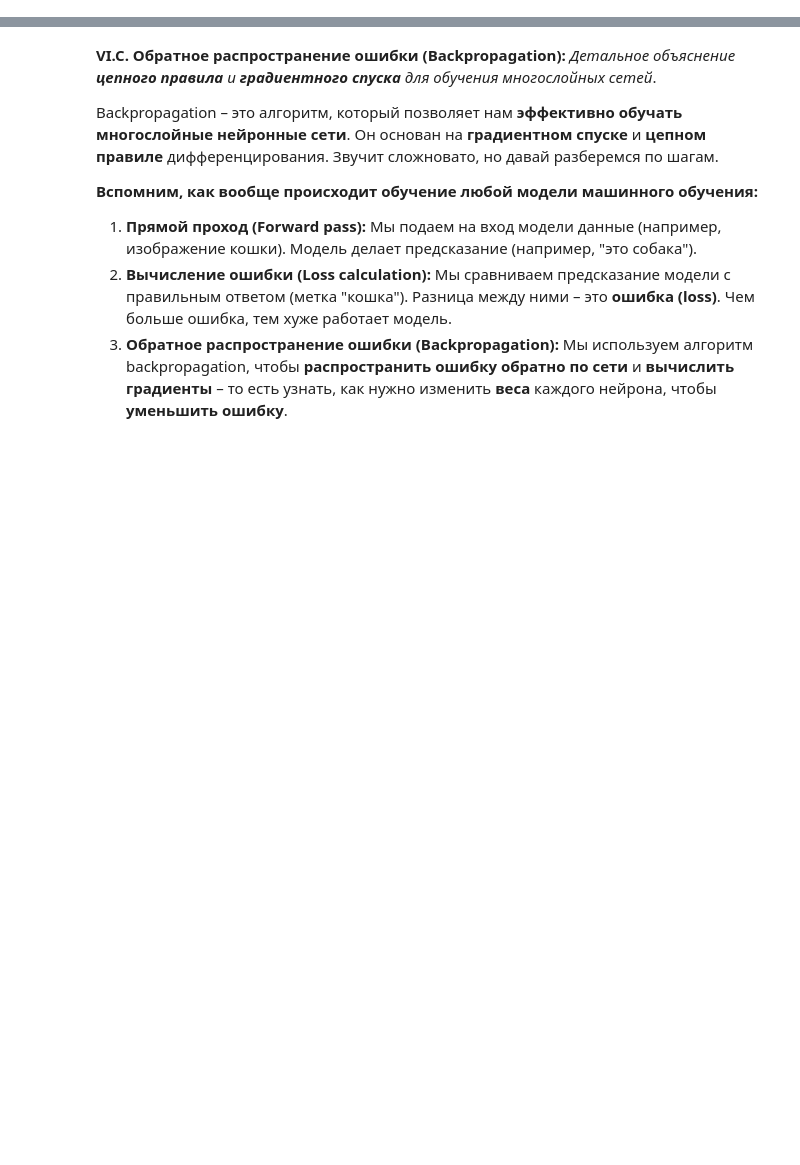
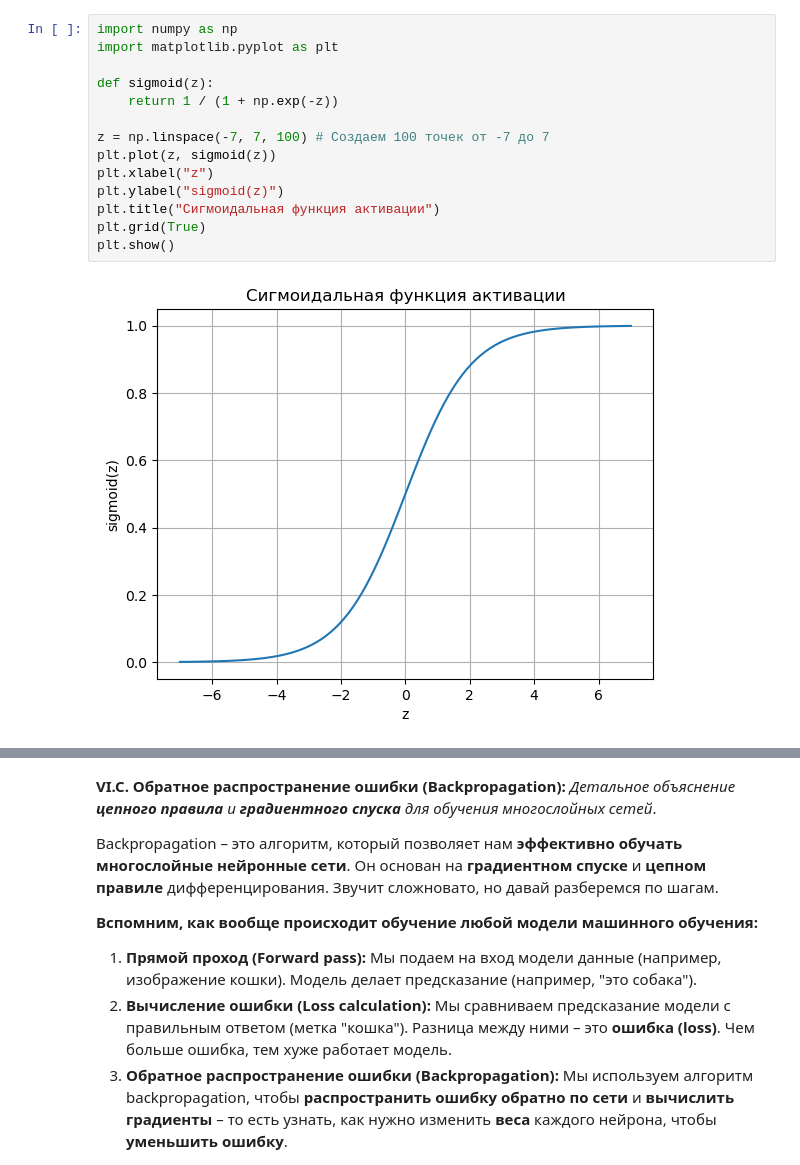
Before and after one commit to DinoZawrik/ML-Handbook, a Jupyter notebook: 8-1_NN_MLP.ipynb, the cells around one changed output, grey strips where cells are left out. Cells and saved outputs as stored; diff of their text form; blank space fills up the shorter version.

```diff
--- a/Theory/8-1_NN_MLP.ipynb
+++ b/8-1_NN_MLP.ipynb
@@ -198,0 +68,16 @@
+# %%
+import numpy as np
+import matplotlib.pyplot as plt
+
+def sigmoid(z):
+    return 1 / (1 + np.exp(-z))
+
+z = np.linspace(-7, 7, 100) # Создаем 100 точек от -7 до 7
+plt.plot(z, sigmoid(z))
+plt.xlabel("z")
+plt.ylabel("sigmoid(z)")
+plt.title("Сигмоидальная функция активации")
+plt.grid(True)
+plt.show()
+# %% [output]
+[figure, added]
```
Also changed, not shown: parts of 15 cells of this notebook.
